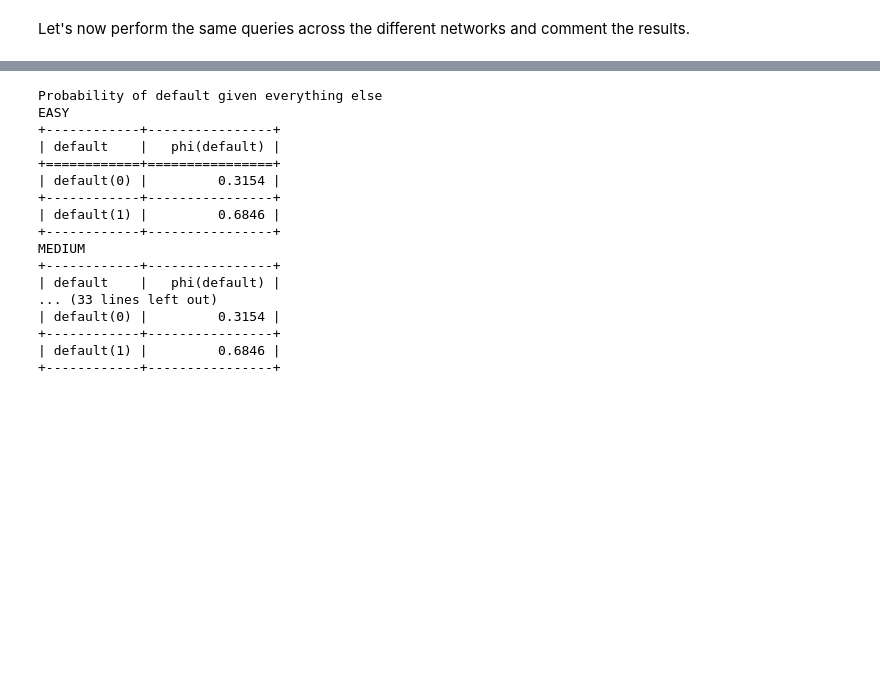
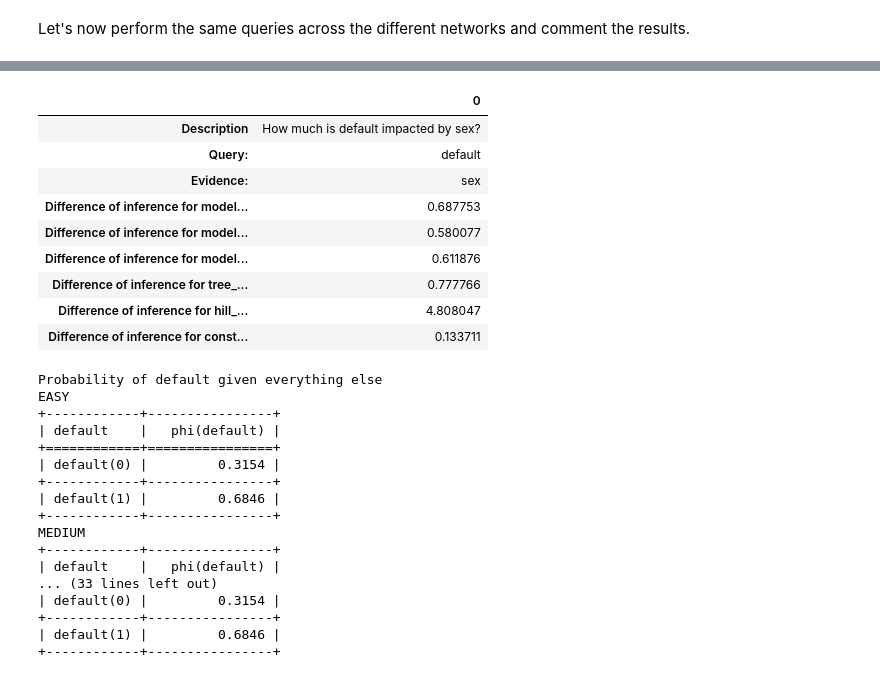
Before and after one commit to lorenzobalzani/bayesian-network-credit-cards, a Jupyter notebook: bayesian_network_credit_cards_default.ipynb, the cells around one changed output, grey strips where cells are left out. Drawn from its saved outputs; the diff is of its cells as text; code cells hidden in the pictures; blank space fills up the shorter version.

```diff
--- a/bayesian_network_credit_cards_default.ipynb
+++ b/bayesian_network_credit_cards_default.ipynb
@@ -659,0 +752,16 @@ Let's now perform the same queries across the different networks and comment the
+# %%
+pd.DataFrame.from_dict(dependecies_calculator('How much is default impacted by sex?', ["default"], ['sex']), orient='index')
+
+#This reiterates that it's important to add constraits to a network learned by data as it obviously doesn't take in cosideration the context of the data itself.
+#The constraint_hill_climb model is the model that has the least bias towards sex, as sex has the lowest impact on
+# %% [output]
+|  | 0 |
+| Description | How much is default impacted by sex? |
+| Query: | default |
+| Evidence: | sex |
+| Difference of inference for model... | 0.687753 |
+| Difference of inference for model... | 0.580077 |
+| Difference of inference for model... | 0.611876 |
+| Difference of inference for tree_... | 0.777766 |
+| Difference of inference for hill_... | 4.808047 |
+| Difference of inference for const... | 0.133711 |
```
Also changed, not shown: parts of 18 cells of this notebook.
